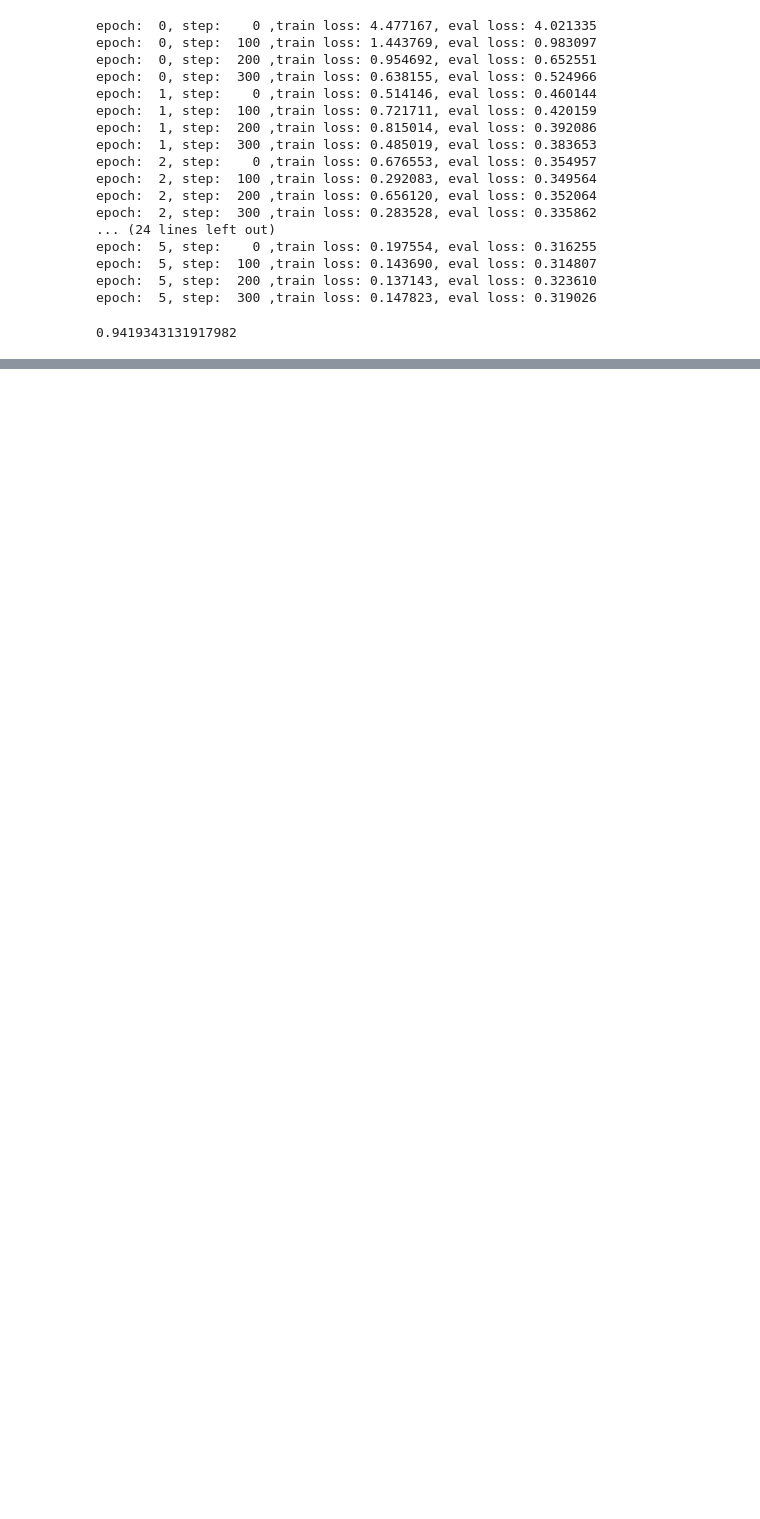
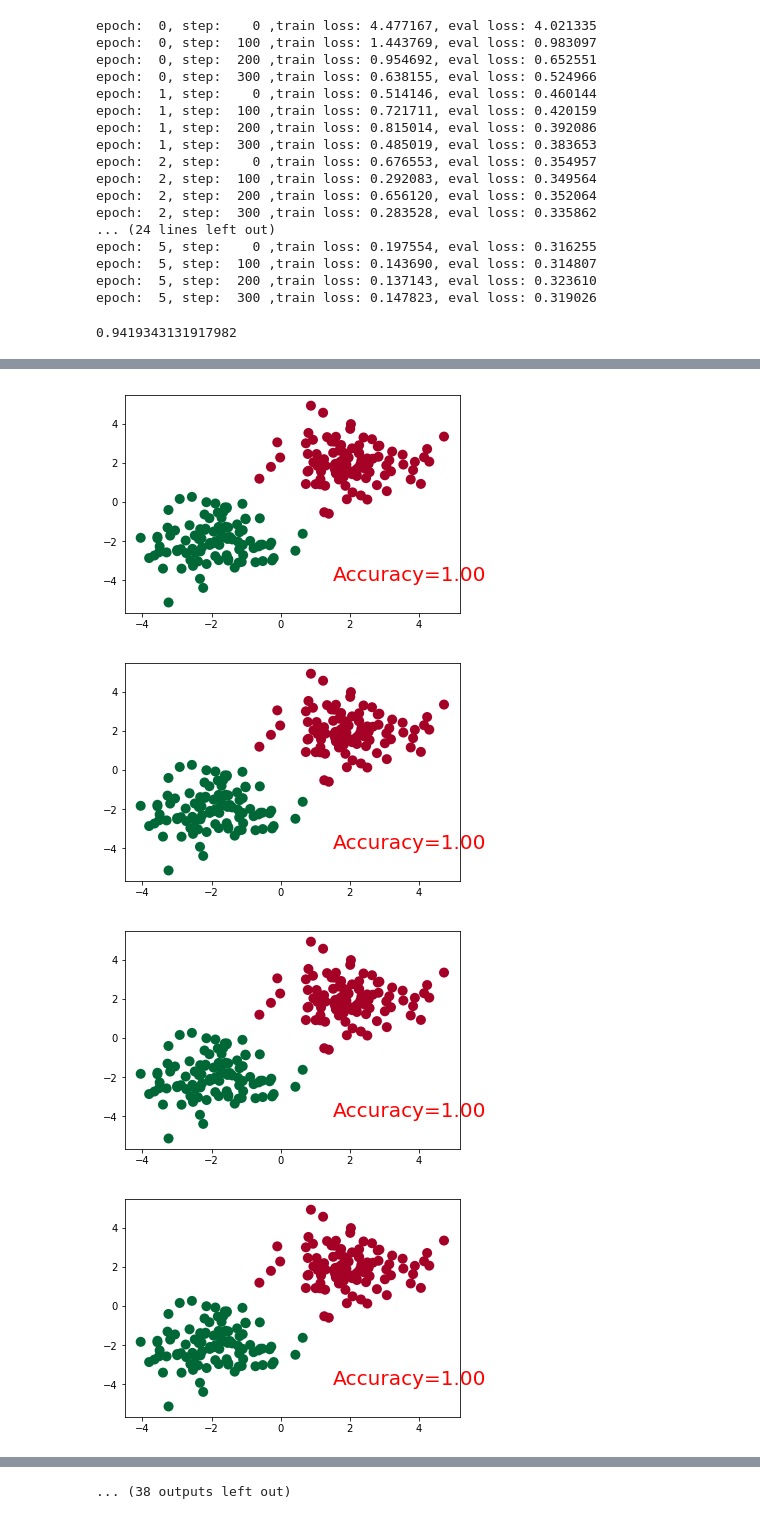
Before and after one commit to cslizhang/Task-Oriented-Chatbot, a Jupyter notebook: docs/notebook/文本分类测试.ipynb, the cells around one changed output, grey strips where cells are left out. Drawn from its saved outputs; the diff is of its cells as text; code cells hidden in the pictures; blank space fills up the shorter version.

Commit message:
update cnn text

```diff
--- a/docs/notebook/文本分类测试.ipynb
+++ b/docs/notebook/文本分类测试.ipynb
@@ -185,0 +239,11 @@ print(c / len(test_y))
+# %%
+optimizer = torch.optim.SGD(net.parameters(), lr=0.02)
+loss_func = torch.nn.CrossEntropyLoss()  # the target label is NOT an one-hotted
+
+for t in range(100):
+    out = net(x)                 # input x and predict based on x
+    loss = loss_func(out, y)     # must be (1. nn output, 2. target), the target label is NOT one-hotted
+
+    optimizer.zero_grad()   # clear gradients for next train
+    loss.backward()         # backpropagation, compute gradients
+    optimizer.step()        # apply gradients
@@ -185,0 +258,24 @@ print(c / len(test_y))
+# %%
+plt.ion()   # something about plotting
+
+for t in range(100):
+    ...
+
+    if t % 2 == 0:
+        # plot and show learning process
+        plt.cla()
+        prediction = torch.max(F.softmax(out), 1)[1]
+        pred_y = prediction.data.numpy().squeeze()
+        target_y = y.data.numpy()
+        plt.scatter(x.data.numpy()[:, 0], x.data.numpy()[:, 1], c=pred_y, s=100, lw=0, cmap='RdYlGn')
+        accuracy = sum(pred_y == target_y)/200.
+        plt.text(1.5, -4, 'Accuracy=%.2f' % accuracy, fontdict={'size': 20, 'color':  'red'})
+        plt.pause(0.1)
+
+plt.ioff()
+plt.show()
+# %% [output]
+[figure, added]
+[figure, added]
+[figure, added]
+[figure, added]
@@ -185,0 +290 @@ print(c / len(test_y))
+... (38 outputs left out)
```
Also changed, not shown: parts of 8 cells of this notebook, 14 other files.
